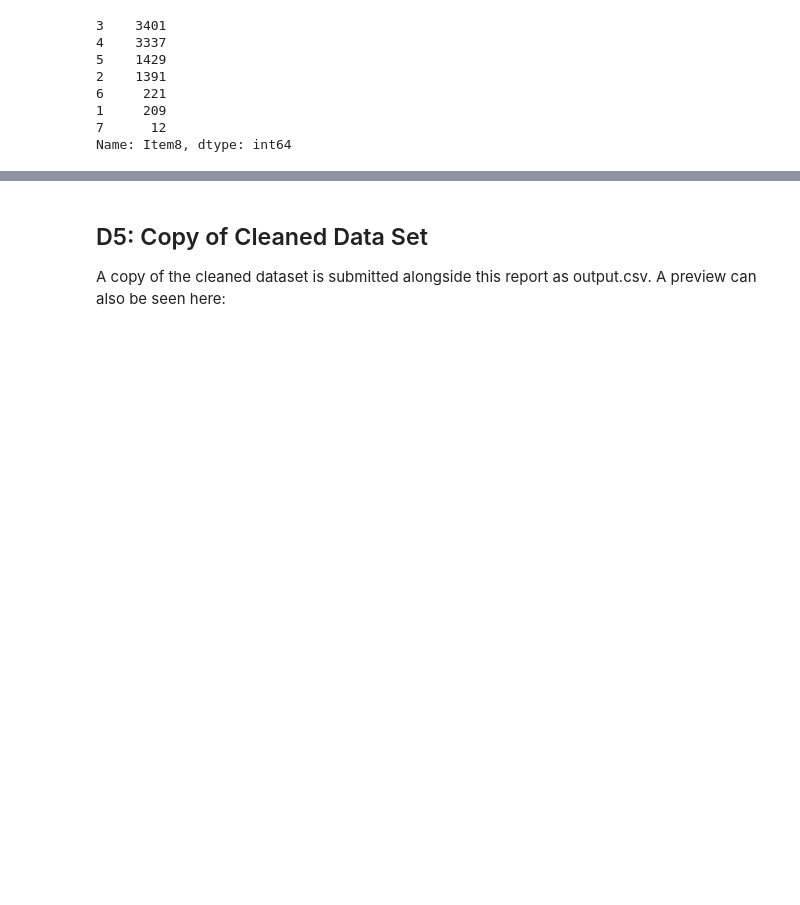
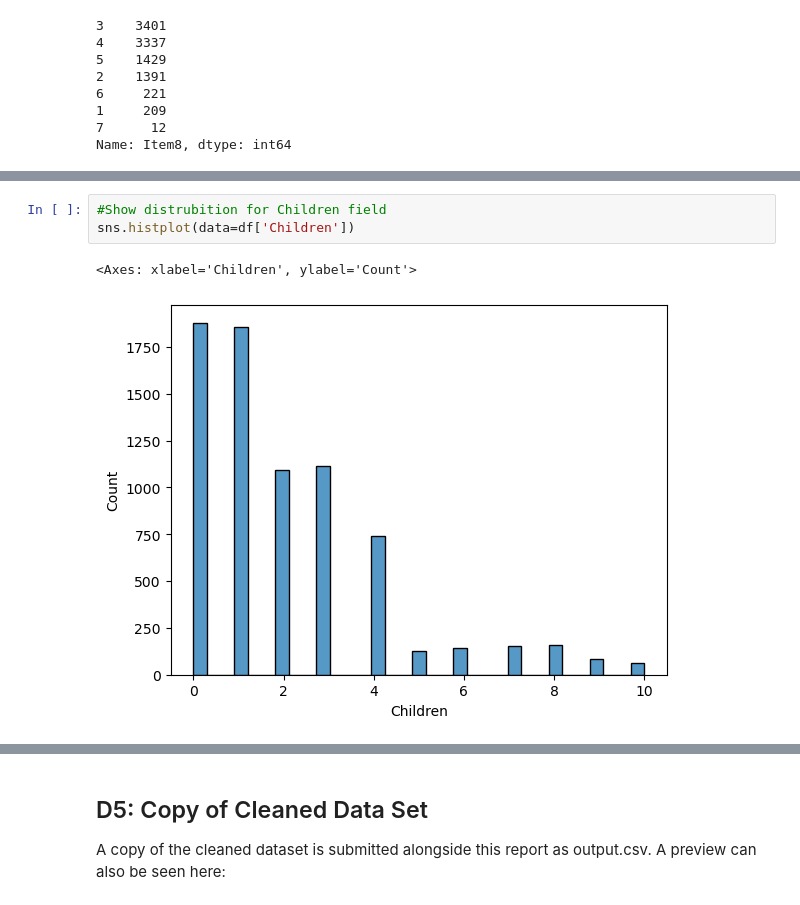
Before and after one commit to BakeUpSolutions/WGU_MSDA_Portfolio, a Jupyter notebook: d206/d206task1-BBAKER.ipynb, the cells around one changed output, grey strips where cells are left out. Saved outputs shown, nothing was run; the diff lists cells and outputs as text; blank space fills up the shorter version.

Commit message:
updated D206 Data Cleaning

```diff
--- a/d206/d206task1-BBAKER.ipynb
+++ b/d206/d206task1-BBAKER.ipynb
@@ -836,0 +749,6 @@ Name: Item8, dtype: int64
+# %%
+#Show distrubition for Children field
+sns.histplot(data=df['Children'])
+# %% [output]
+<Axes: xlabel='Children', ylabel='Count'>
+[figure, added]
```
Also changed, not shown: parts of 66 cells of this notebook.
